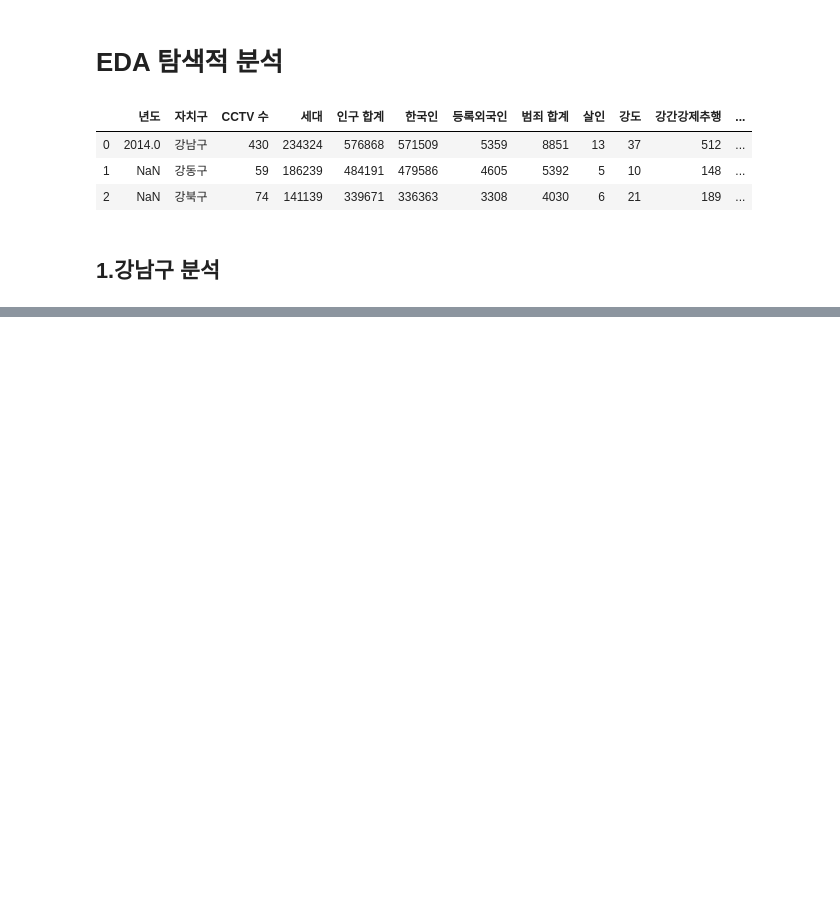
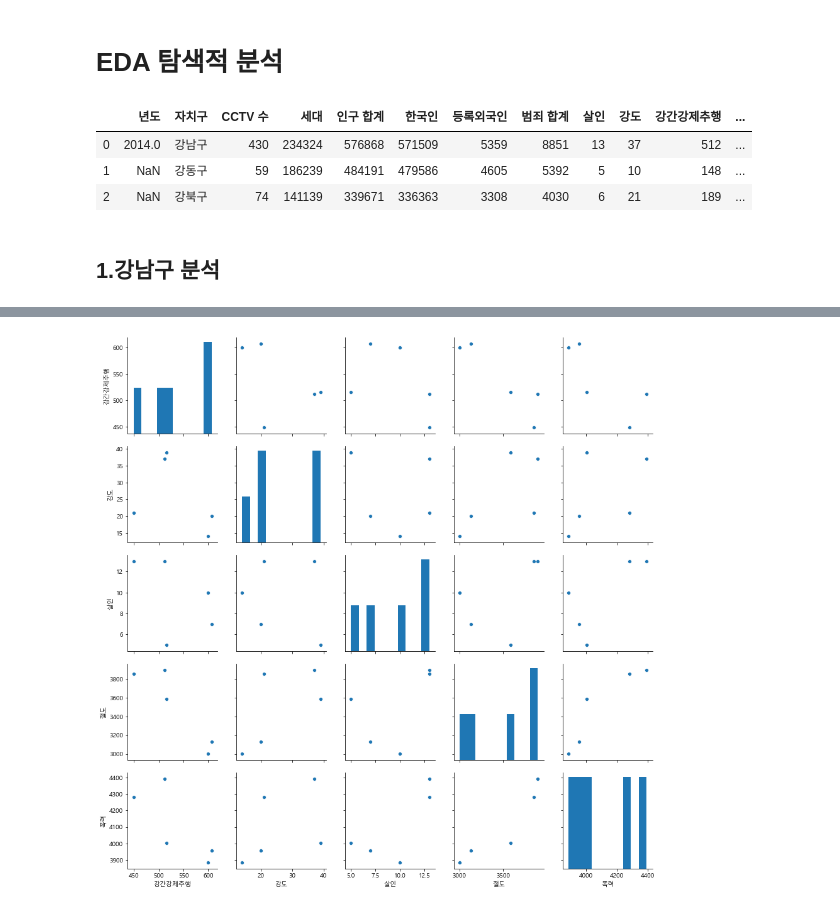
Before and after one commit to madfalc0n/Image-analysis-and-develope, a Jupyter notebook: project/main/1.Exploratory_Data_Analysis.ipynb, the cells around one changed output, grey strips where cells are left out. Drawn from its saved outputs; the diff is of its cells as text; code cells hidden in the pictures; blank space fills up the shorter version.

```diff
--- a/project/main/1.Exploratory_Data_Analysis.ipynb
+++ b/project/main/1.Exploratory_Data_Analysis.ipynb
@@ -55,0 +87,5 @@ gdf
+# %%
+crime_kind = gdf[['강간강제추행', '강도', '살인', '절도', '폭력']]
+g = sns.pairplot(crime_kind)
+# %% [output]
+[figure, added]
```
Also changed, not shown: parts of 4 cells of this notebook.
